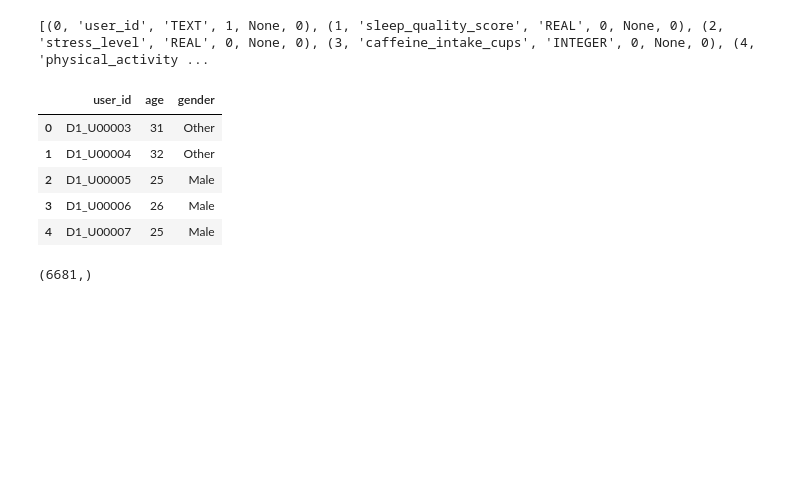
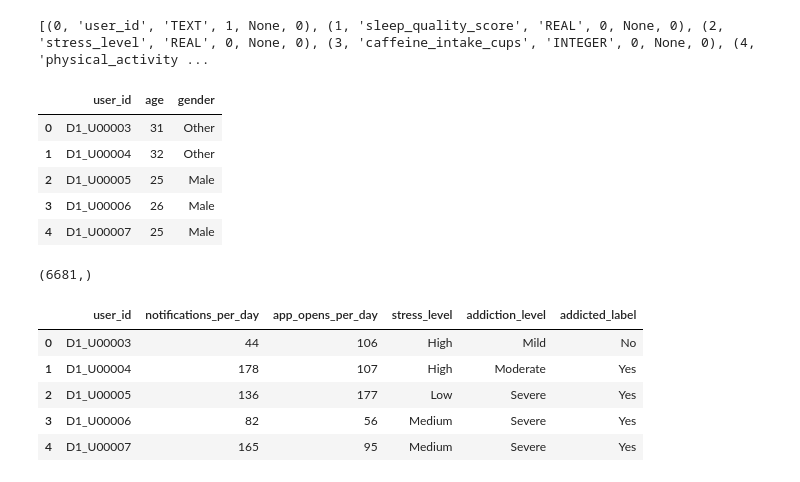
Before and after one commit to BugBananaLiver/Smartphone_Addiction_Analysis, a Jupyter notebook: Smartphone_Database_SQL.ipynb, the cells around one changed output. Cells and saved outputs as stored; diff of their text form; code cells hidden in the pictures; blank space fills up the shorter version.

```diff
--- a/Smartphone_Database_SQL.ipynb
+++ b/Smartphone_Database_SQL.ipynb
@@ -283,3 +283,23 @@ with sqlite3.connect("Smartphone.db") as connection:
     print(cursor.fetchone())
 # %% [output]
 (6681,)
+# %%
+behavior_d1 = df1[
+    [
+        'user_id',
+        'notifications_per_day',
+        'app_opens_per_day',
+        'stress_level',
+        'addiction_level',
+        'addicted_label'
+    ]
+]
+# %%
+behavior_d1.head()
+# %% [output]
+|  | user_id | notifications_per_day | app_opens_per_day | stress_level | addiction_level | addicted_label |
+| 0 | D1_U00003 | 44 | 106 | High | Mild | No |
+| 1 | D1_U00004 | 178 | 107 | High | Moderate | Yes |
+| 2 | D1_U00005 | 136 | 177 | Low | Severe | Yes |
+| 3 | D1_U00006 | 82 | 56 | Medium | Severe | Yes |
+| 4 | D1_U00007 | 165 | 95 | Medium | Severe | Yes |
```
Also changed, not shown: parts of 18 cells of this notebook, 2 other files.
